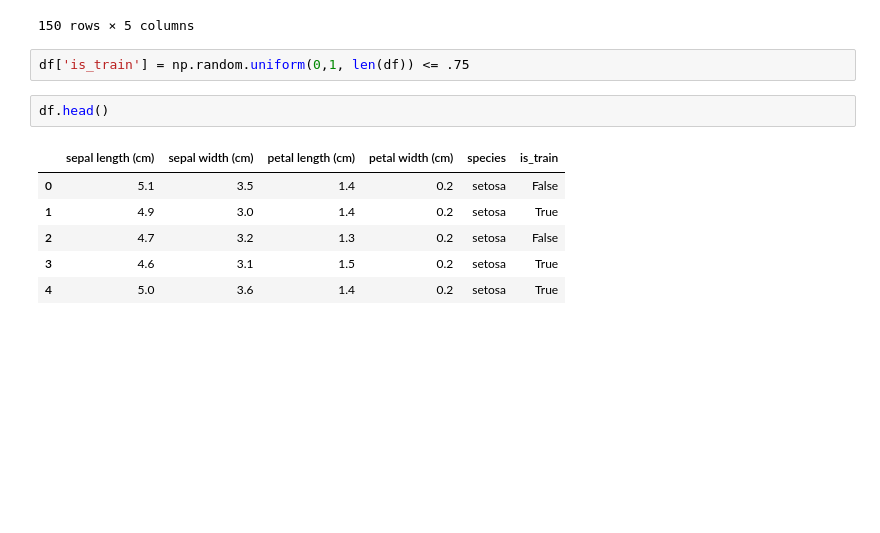
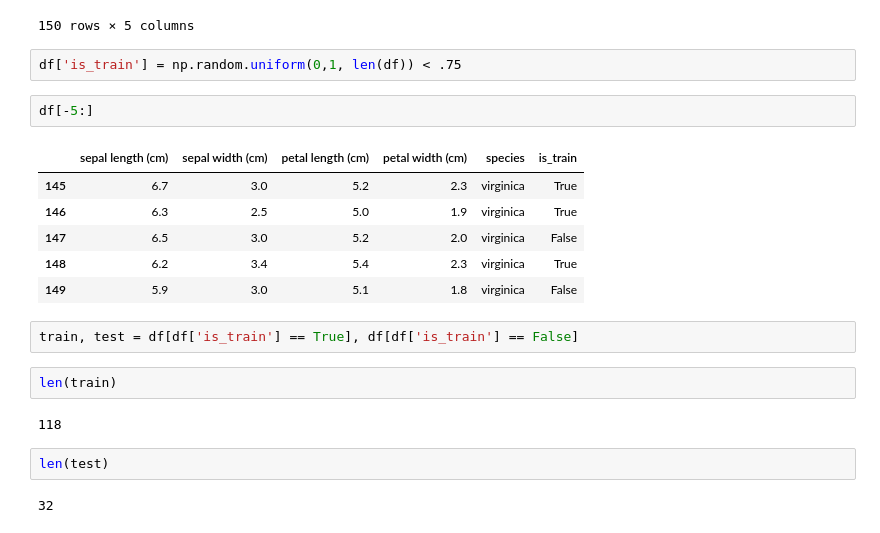
Before and after one commit to jaisarann/ml-research-repo, a Jupyter notebook: notebooks/Random-forest-algo-with-iris-ds.ipynb, the cells around one changed output. Saved outputs shown, nothing was run; the diff lists cells and outputs as text; blank space fills up the shorter version.

```diff
--- a/notebooks/Random-forest-algo-with-iris-ds.ipynb
+++ b/notebooks/Random-forest-algo-with-iris-ds.ipynb
@@ -43,13 +63,23 @@ df
 | 149 | 5.9 | 3.0 | 5.1 | 1.8 | virginica |
 150 rows × 5 columns
 # %%
-df['is_train'] = np.random.uniform(0,1, len(df)) <= .75
+df['is_train'] = np.random.uniform(0,1, len(df)) < .75
 # %%
-df.head()
+df[-5:]
 # %% [output]
 |  | sepal length (cm) | sepal width (cm) | petal length (cm) | petal width (cm) | species | is_train |
-| 0 | 5.1 | 3.5 | 1.4 | 0.2 | setosa | False |
-| 1 | 4.9 | 3.0 | 1.4 | 0.2 | setosa | True |
-| 2 | 4.7 | 3.2 | 1.3 | 0.2 | setosa | False |
-| 3 | 4.6 | 3.1 | 1.5 | 0.2 | setosa | True |
-| 4 | 5.0 | 3.6 | 1.4 | 0.2 | setosa | True |
+| 145 | 6.7 | 3.0 | 5.2 | 2.3 | virginica | True |
+| 146 | 6.3 | 2.5 | 5.0 | 1.9 | virginica | True |
+| 147 | 6.5 | 3.0 | 5.2 | 2.0 | virginica | False |
+| 148 | 6.2 | 3.4 | 5.4 | 2.3 | virginica | True |
+| 149 | 5.9 | 3.0 | 5.1 | 1.8 | virginica | False |
+# %%
+train, test = df[df['is_train'] == True], df[df['is_train'] == False]
+# %%
+len(train)
+# %% [output]
+118
+# %%
+len(test)
+# %% [output]
+32
```
Also changed, not shown: parts of 18 cells of this notebook, 1 other file.
